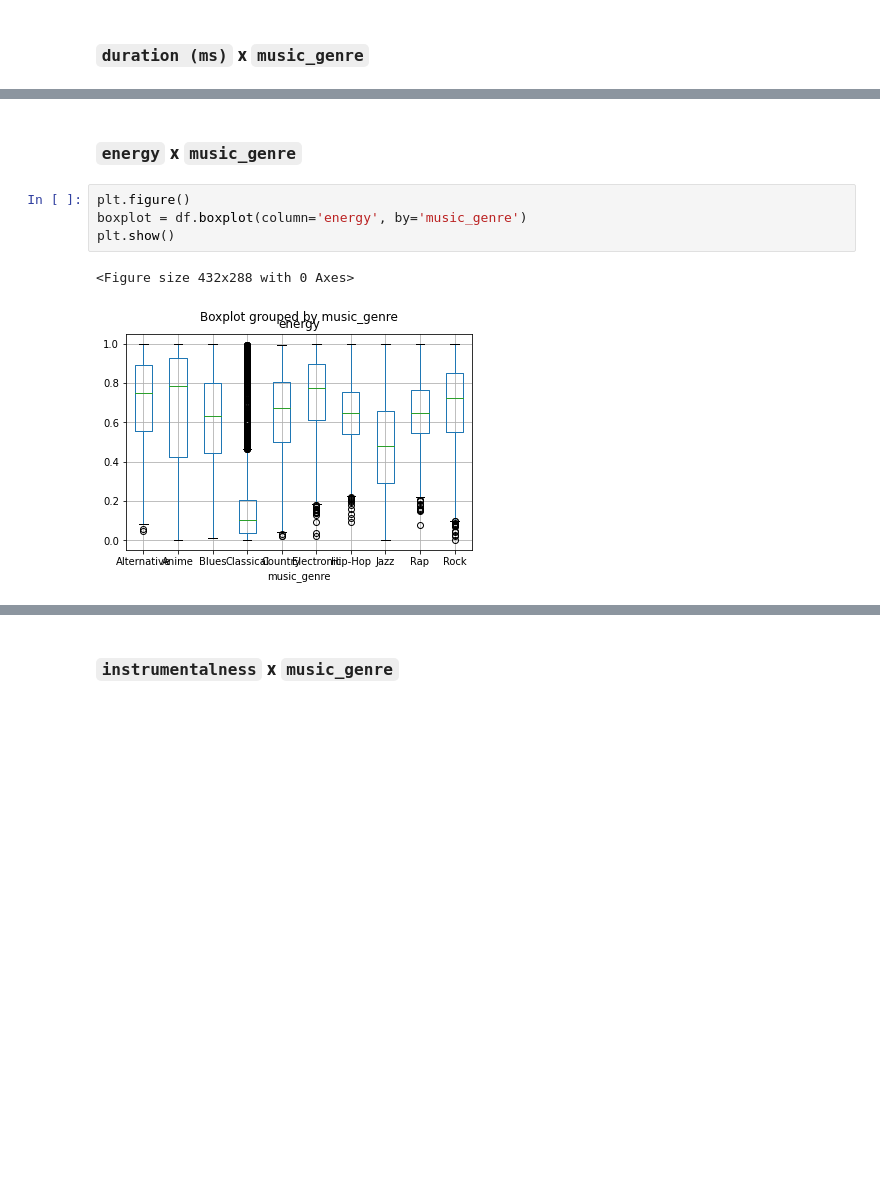
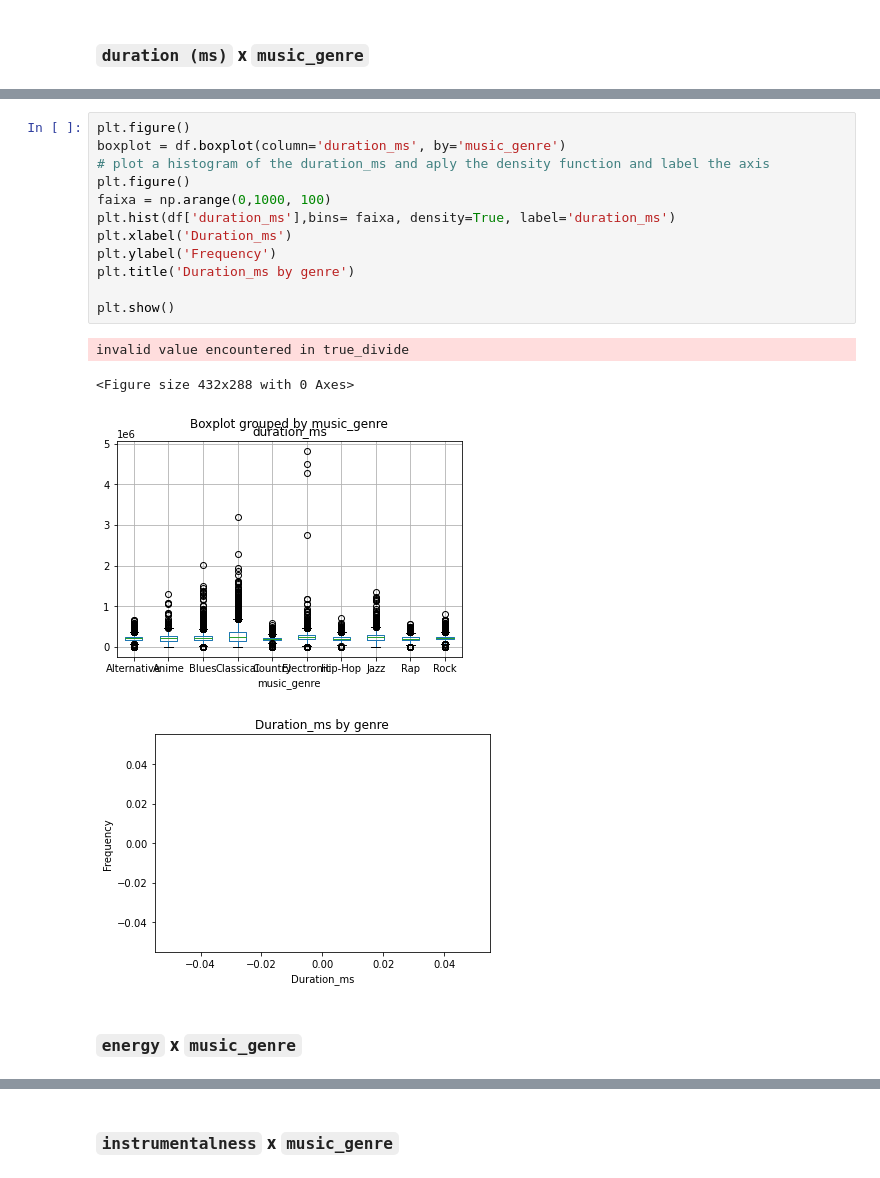
Before and after one commit to Gabriela321733/Projeto_2_Cdados, a Jupyter notebook: dados.ipynb, the cells around one changed output, grey strips where cells are left out. Drawn from its saved outputs; the diff is of its cells as text; blank space fills up the shorter version.

```diff
--- a/dados.ipynb
+++ b/dados.ipynb
@@ -88,9 +131,19 @@ plt.show()
+# %%
+plt.figure()
+boxplot = df.boxplot(column='duration_ms', by='music_genre')
+# plot a histogram of the duration_ms and aply the density function and label the axis
+plt.figure()
+faixa = np.arange(0,1000, 100)
+plt.hist(df['duration_ms'],bins= faixa, density=True, label='duration_ms')
+plt.xlabel('Duration_ms')
+plt.ylabel('Frequency')
+plt.title('Duration_ms by genre')
+
+plt.show()
+# %% [output]
+invalid value encountered in true_divide
+<Figure size 432x288 with 0 Axes>
+[figure, added]
+[figure, added]
 # %% [markdown]
 ### `energy` x `music_genre`
-# %%
-plt.figure()
-boxplot = df.boxplot(column='energy', by='music_genre')
-plt.show()
-# %% [output]
-<Figure size 432x288 with 0 Axes>
-[figure, removed]
```
Also changed, not shown: parts of 22 cells of this notebook.
